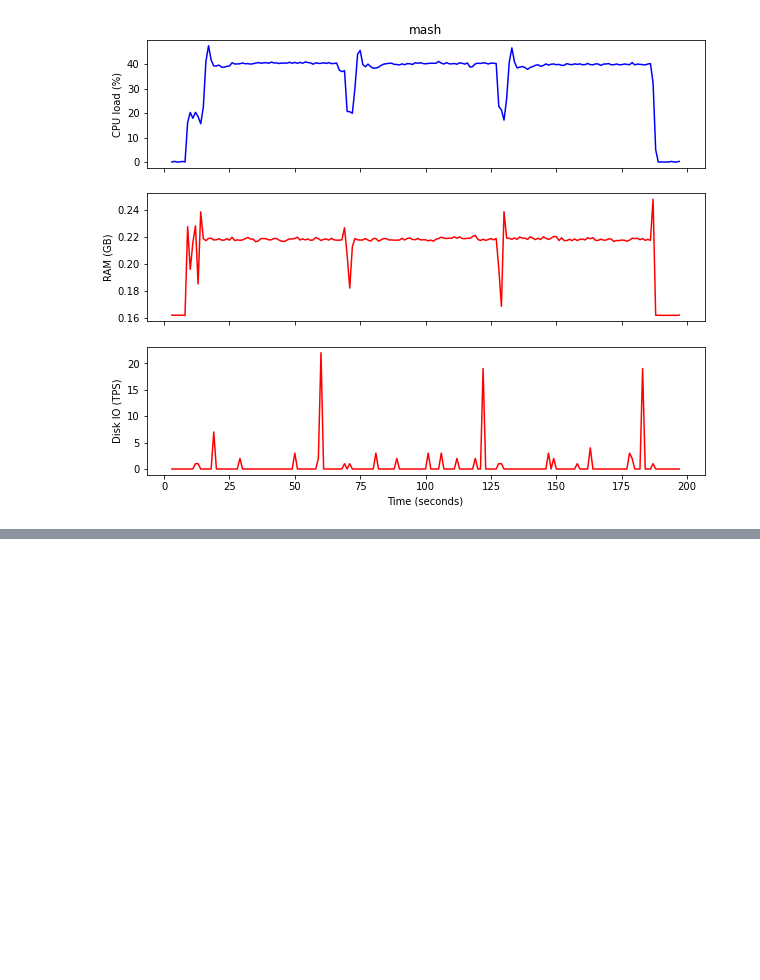
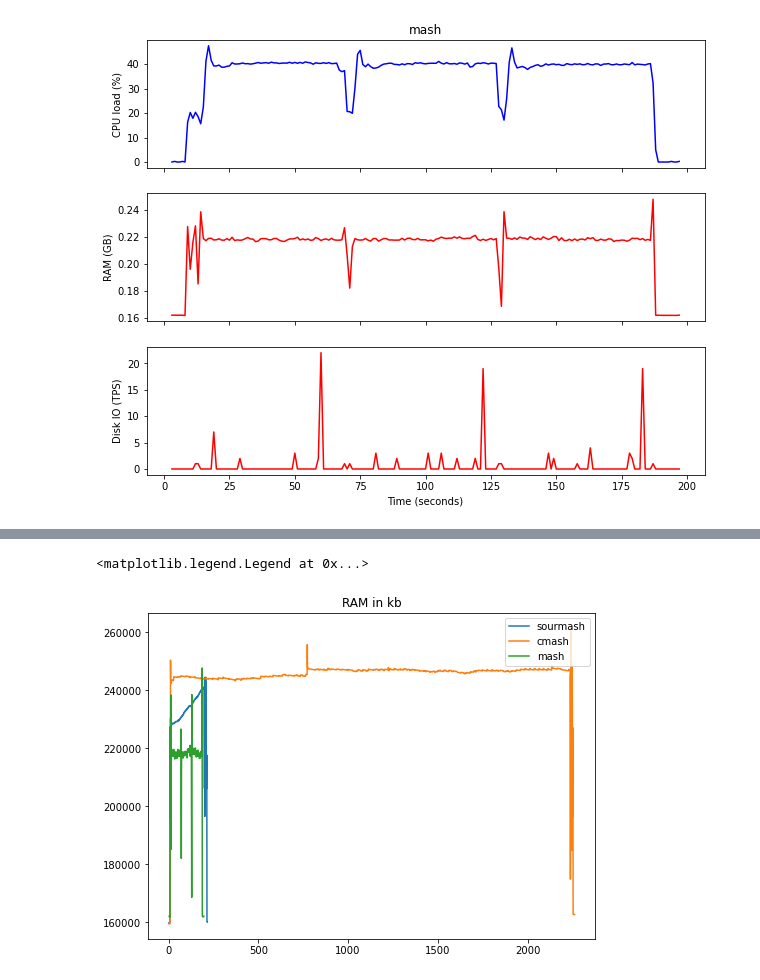
Before and after one commit to ctb/2021-bothie-sartre2, a Jupyter notebook: index.ipynb, the cells around one changed output, grey strips where cells are left out. Saved outputs shown, nothing was run; the diff lists cells and outputs as text; code cells hidden in the pictures; blank space fills up the shorter version.

```diff
--- a/index.ipynb
+++ b/index.ipynb
@@ -151 +150,12 @@ pylab.legend(loc='upper right')
 [figure]
+# %%
+pylab.figure(figsize=(8, 6))
+pylab.plot(sourmash_ram.timesec, sourmash_ram.kbmemused, label='sourmash')
+pylab.plot(cmash_ram.timesec, cmash_ram.kbmemused, label='cmash')
+pylab.plot(mash_ram.timesec,  mash_ram.kbmemused, label='mash')
+
+pylab.title('RAM in kb')
+pylab.legend(loc='upper right')
+# %% [output]
+<matplotlib.legend.Legend at 0x...>
+[figure, added]
```
Also changed, not shown: parts of 2 cells of this notebook.
